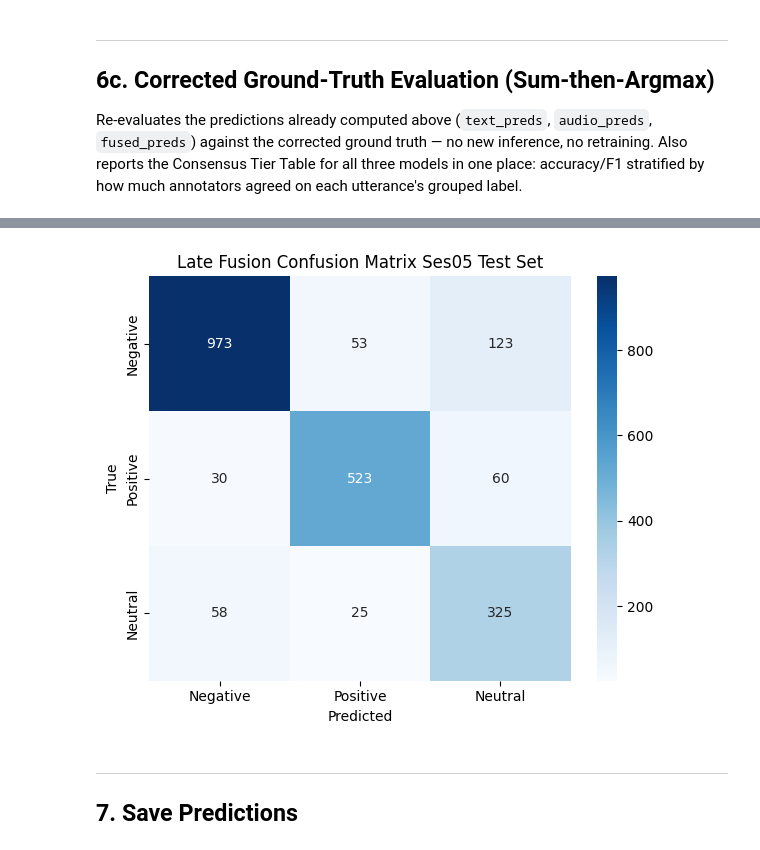
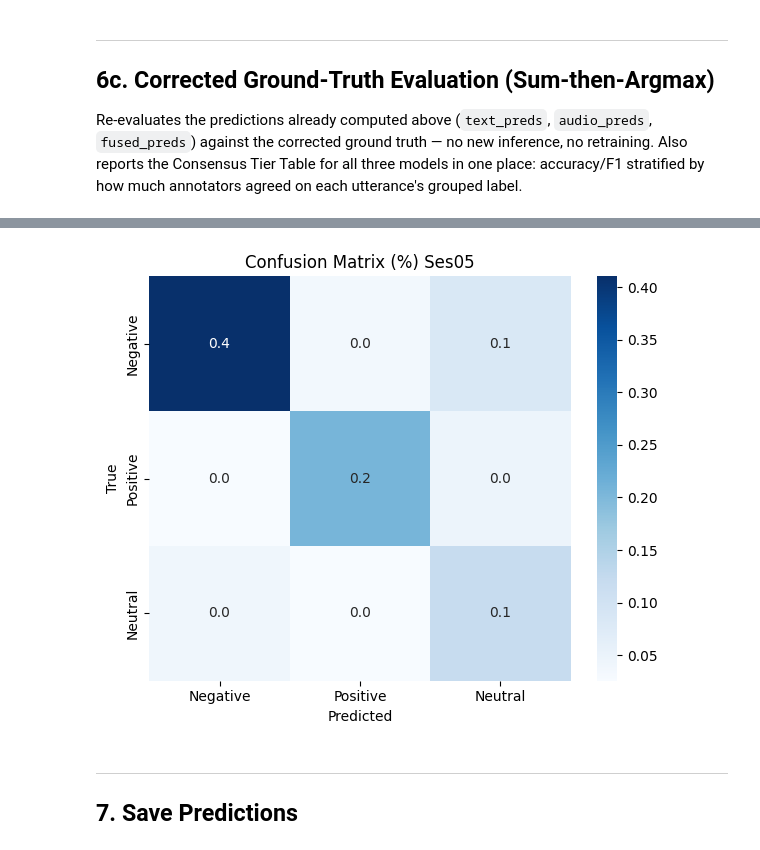
Before and after one commit to almahova/iemocap-proj, a Jupyter notebook: notebooks/late_fusion.ipynb, the cells around one changed output, grey strips where cells are left out. Drawn from its saved outputs; the diff is of its cells as text; code cells hidden in the pictures.

Commit message:
Update late fusion notebook analysis

```diff
--- a/notebooks/late_fusion.ipynb
+++ b/notebooks/late_fusion.ipynb
@@ -123,8 +126,10 @@ if IN_COLAB:
 else:
     CHECKPOINT_DIR = os.path.expanduser("~/Downloads")
 
-TEXT_CKPT_PATH  = os.path.join(CHECKPOINT_DIR, "text_best_model_weights.pt")
-AUDIO_CKPT_PATH = os.path.join(CHECKPOINT_DIR, "audio_best_model.pt")
+# ── Checkpoint locations ─────────
+
+TEXT_CKPT_PATH  = "/content/drive/MyDrive/text_best_model_weights_v2.pt"
+AUDIO_CKPT_PATH = "/content/drive/MyDrive/best_model.pt"
 
 torch.manual_seed(CONFIG["random_seed"])
 np.random.seed(CONFIG["random_seed"])
@@ -554,15 +608,18 @@ _ = corrected_eval_report(test_df, fused_preds, "Late Fusion")
 # %%
 cm = confusion_matrix(true_labels, fused_preds)
+
+cm_percent = cm / cm.sum()
 fig, ax = plt.subplots(figsize=(6, 5))
-sns.heatmap(cm, annot=True, fmt="d", cmap="Blues",
+sns.heatmap(cm_percent, annot=True, fmt=".1f", cmap="Blues",
             xticklabels=CLASS_NAMES, yticklabels=CLASS_NAMES, ax=ax)
+
 ax.set_xlabel("Predicted")
 ax.set_ylabel("True")
-ax.set_title(f"Late Fusion Confusion Matrix Ses{CONFIG['test_session']:02d} Test Set")
+ax.set_title(f"Confusion Matrix (%) Ses{CONFIG['test_session']:02d}")
 plt.tight_layout()
 plt.show()
 # %% [output]
-[figure, old version]
+[figure, new version]
 # %% [markdown]
 ---
 ## 7. Save Predictions
```
Also changed, not shown: parts of 11 cells of this notebook.
